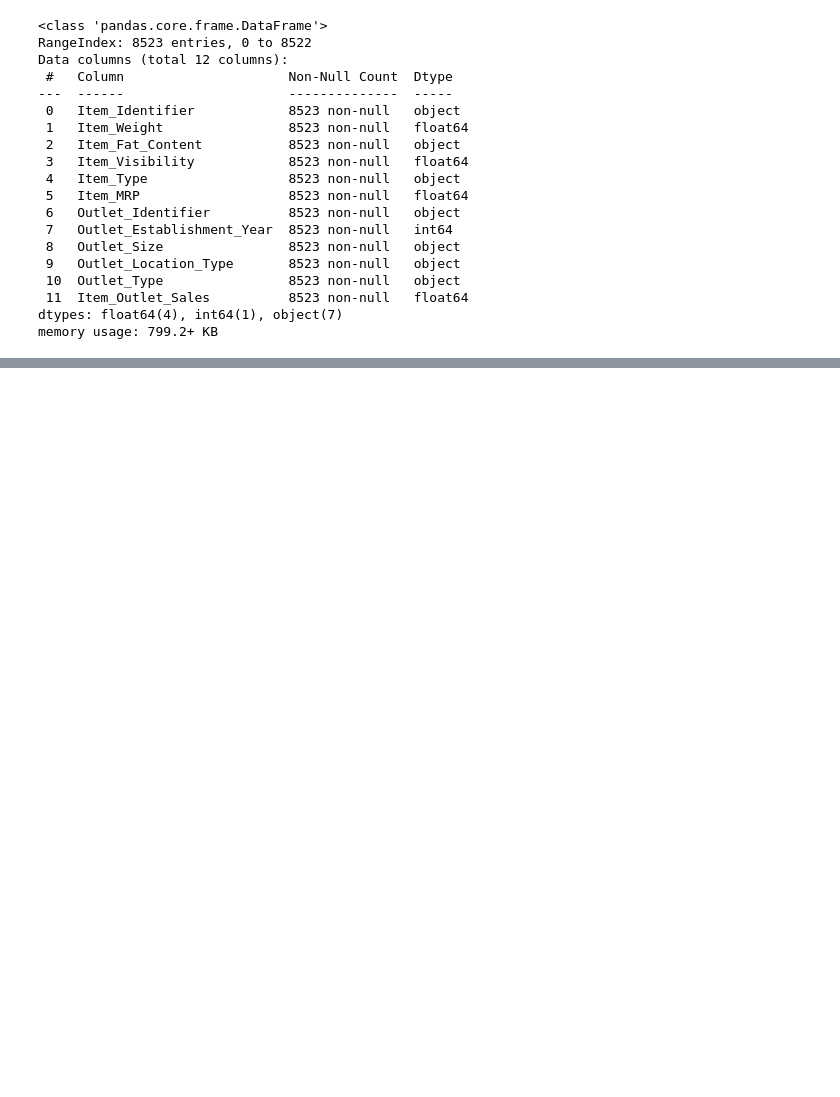
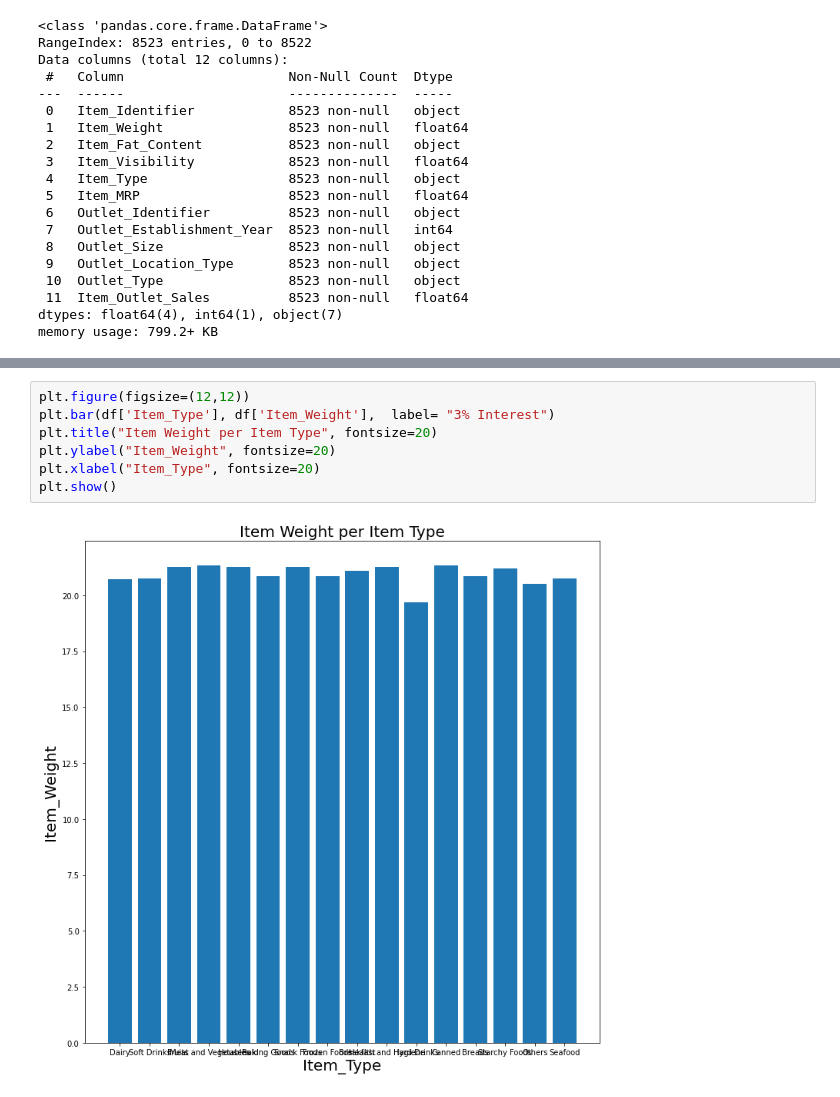
Before and after one commit to constanzego/proyecciones_ventas, a Jupyter notebook: Proyecto1.ipynb, the cells around one changed output, grey strips where cells are left out. Cells and saved outputs as stored; diff of their text form; blank space fills up the shorter version.

```diff
--- a/Proyecto1.ipynb
+++ b/Proyecto1.ipynb
@@ -284,0 +297,9 @@ memory usage: 799.2+ KB
+# %%
+plt.figure(figsize=(12,12))
+plt.bar(df['Item_Type'], df['Item_Weight'],  label= "3% Interest")
+plt.title("Item Weight per Item Type", fontsize=20)
+plt.ylabel("Item_Weight", fontsize=20)
+plt.xlabel("Item_Type", fontsize=20)
+plt.show()
+# %% [output]
+[figure, added]
```
Also changed, not shown: parts of 6 cells of this notebook.
